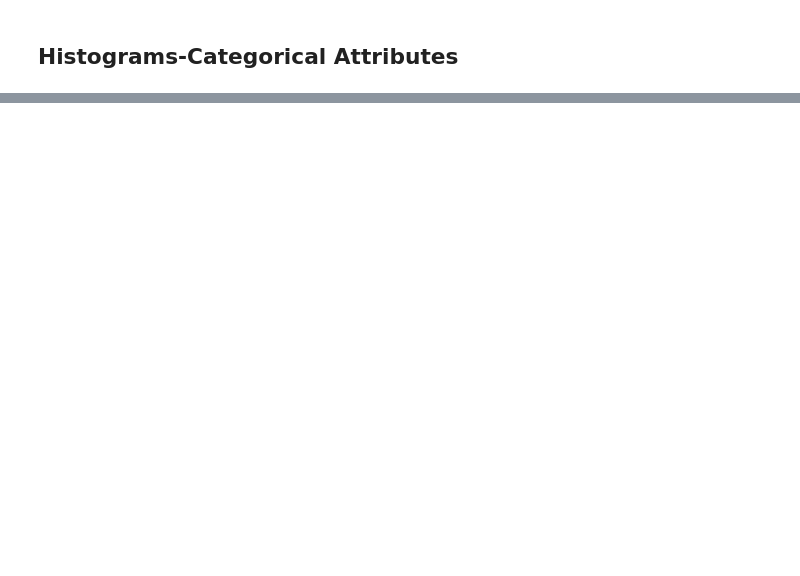
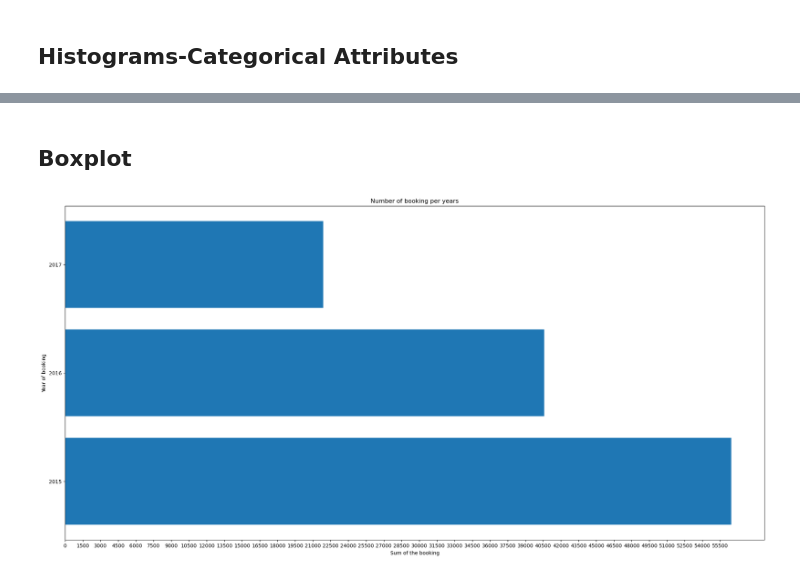
Before and after one commit to mpaydar/Data-Analysis-Personal-Projects, a Jupyter notebook: Data Modeling/hotel_book_prediction.ipynb, the cells around one changed output, grey strips where cells are left out. Cells and saved outputs as stored; diff of their text form; code cells hidden in the pictures; blank space fills up the shorter version.

```diff
--- a/Data Modeling/hotel_book_prediction.ipynb
+++ b/Data Modeling/hotel_book_prediction.ipynb
@@ -390,0 +530,13 @@ plt.show()
+# %% [markdown]
+## Boxplot
+# %%
+plt.subplots(figsize=(25,12))
+plt.barh([2015,2016,2017],df['arrival_date_year'].value_counts())
+plt.yticks([2015,2016,2017])
+plt.xticks(np.arange(0,df['arrival_date_year'].value_counts().max(),1500))
+plt.title("Number of booking per years")
+plt.xlabel("Sum of the booking")
+plt.ylabel("Year of booking")
+plt.show()
+# %% [output]
+[figure, added]
```
Also changed, not shown: parts of 29 cells of this notebook.
